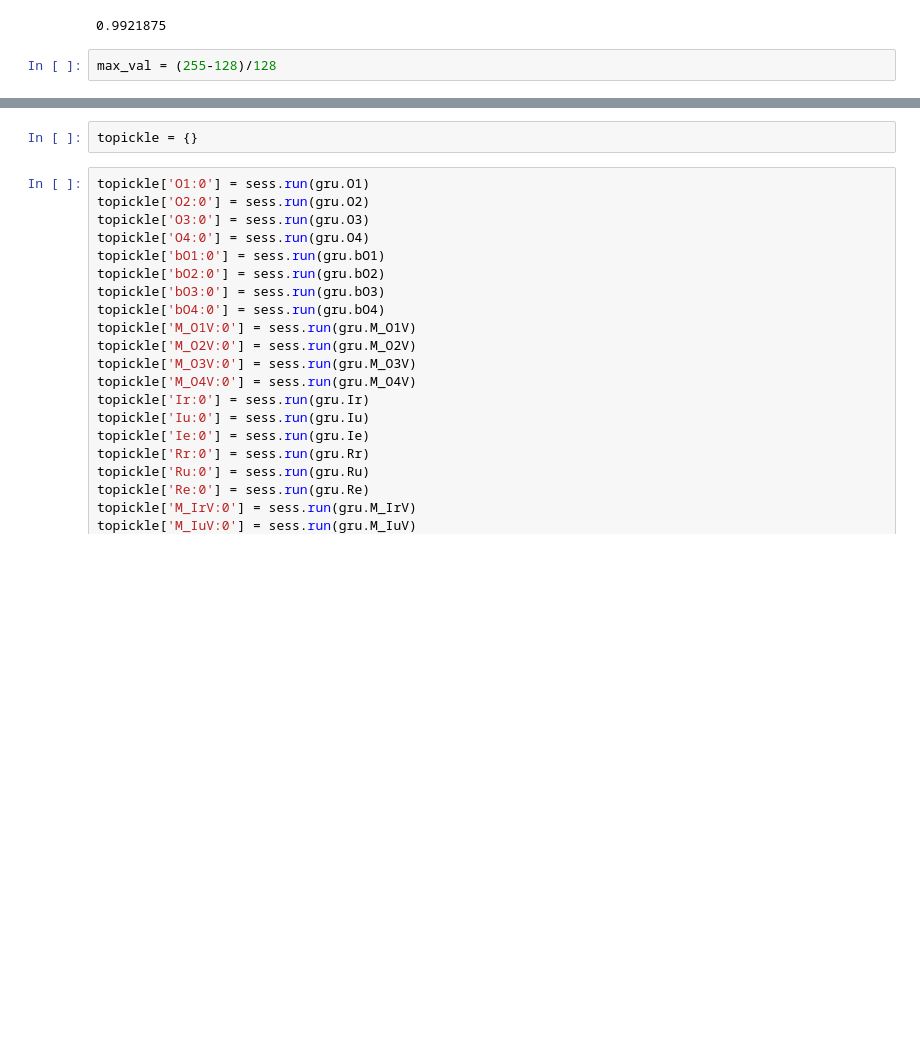
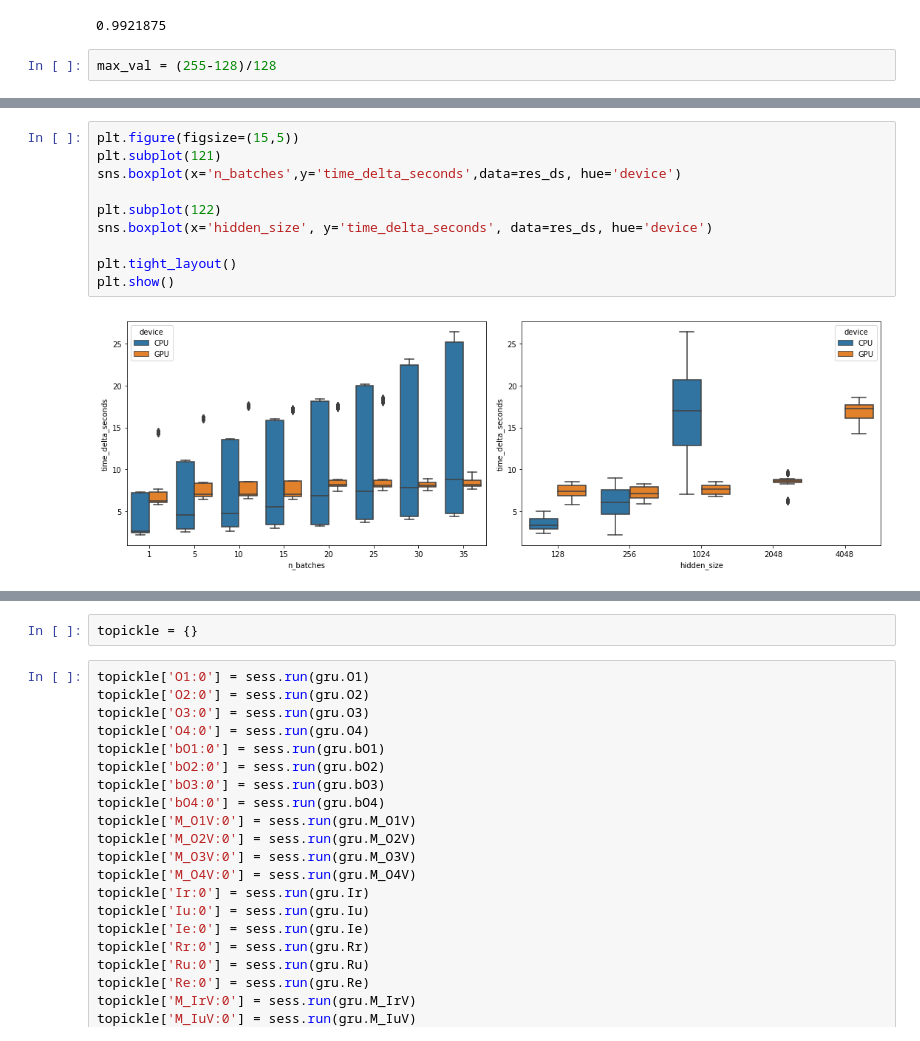
Before and after one commit to EgorDudyrev/Speach_Synthesizer, a Jupyter notebook: notebooks/ed-2019.05.20-Final_model1.ipynb, the cells around one changed output, grey strips where cells are left out. Cells and saved outputs as stored; diff of their text form; blank space fills up the shorter version.

```diff
--- a/notebooks/ed-2019.05.20-Final_model1.ipynb
+++ b/notebooks/ed-2019.05.20-Final_model1.ipynb
@@ -238,0 +407,12 @@ If you're reading this message in another frontend (for example, a static render
+# %%
+plt.figure(figsize=(15,5))
+plt.subplot(121)
+sns.boxplot(x='n_batches',y='time_delta_seconds',data=res_ds, hue='device')
+
+plt.subplot(122)
+sns.boxplot(x='hidden_size', y='time_delta_seconds', data=res_ds, hue='device')
+
+plt.tight_layout()
+plt.show()
+# %% [output]
+[figure, added]
```
Also changed, not shown: parts of 66 cells of this notebook, 1 other file.
